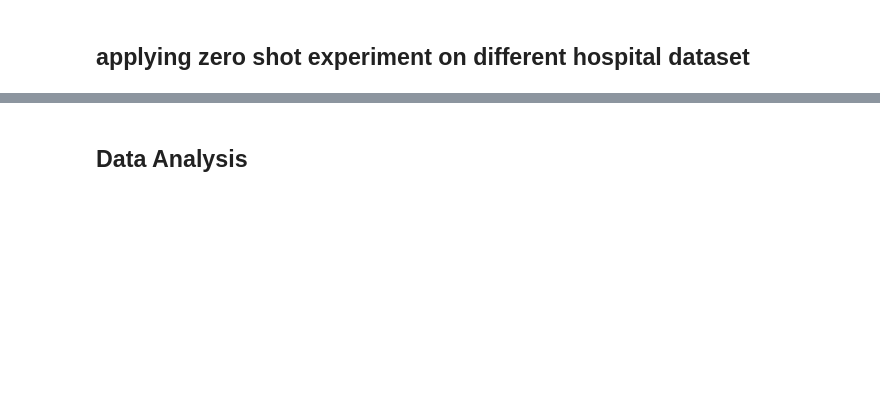
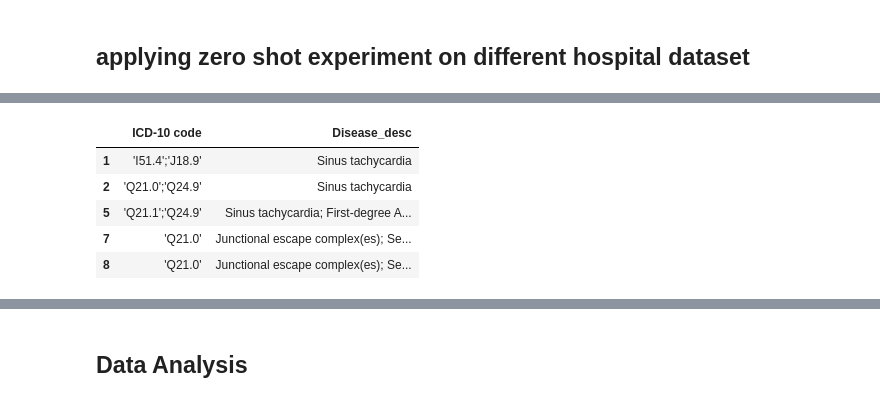
Before and after one commit to zoherorabe97/Pediatric-ECG-Classification, a Jupyter notebook: zero_shot.ipynb, the cells around one changed output, grey strips where cells are left out. Cells and saved outputs as stored; diff of their text form; code cells hidden in the pictures; blank space fills up the shorter version.

```diff
--- a/zero_shot.ipynb
+++ b/zero_shot.ipynb
@@ -57,0 +58,9 @@ ecg_df[['AHA_code', 'Disease_desc']].head()
+# %%
+ecg_df[['ICD-10 code', 'Disease_desc']].head()
+# %% [output]
+|  | ICD-10 code | Disease_desc |
+| 1 | 'I51.4';'J18.9' | Sinus tachycardia |
+| 2 | 'Q21.0';'Q24.9' | Sinus tachycardia |
+| 5 | 'Q21.1';'Q24.9' | Sinus tachycardia; First-degree A... |
+| 7 | 'Q21.0' | Junctional escape complex(es); Se... |
+| 8 | 'Q21.0' | Junctional escape complex(es); Se... |
```
Also changed, not shown: parts of 21 cells of this notebook, 29 other files.
